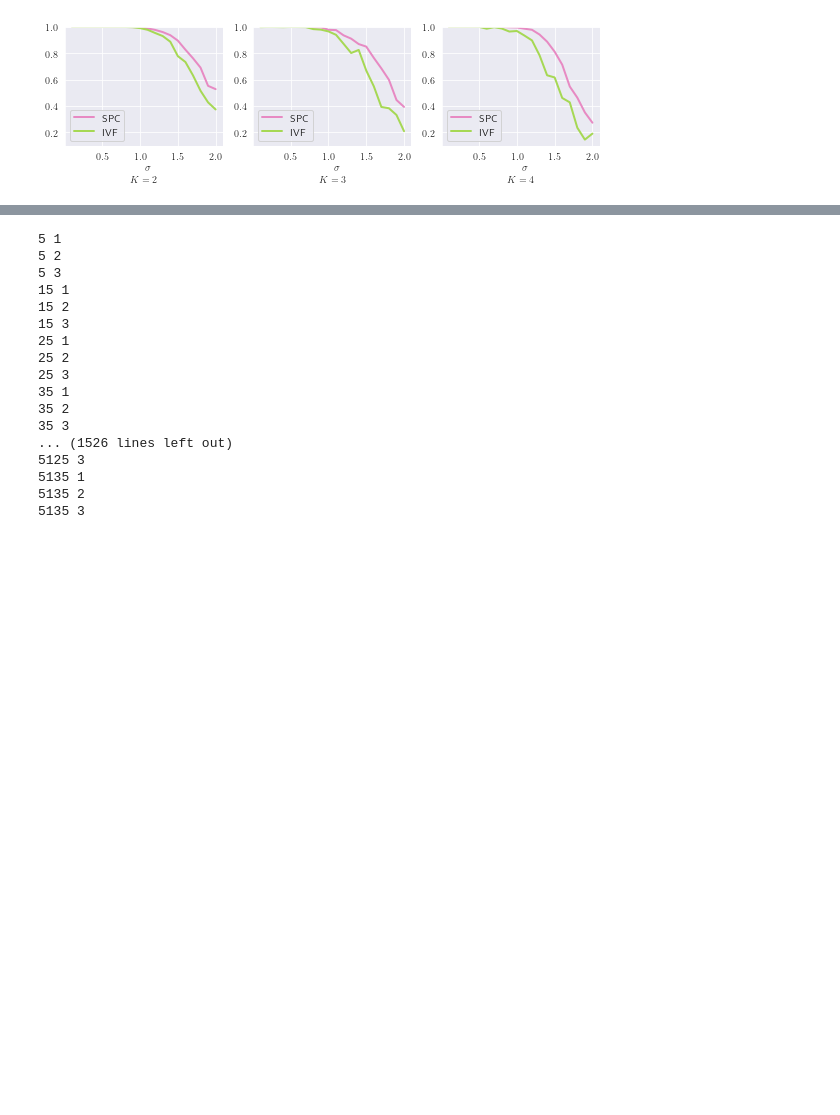
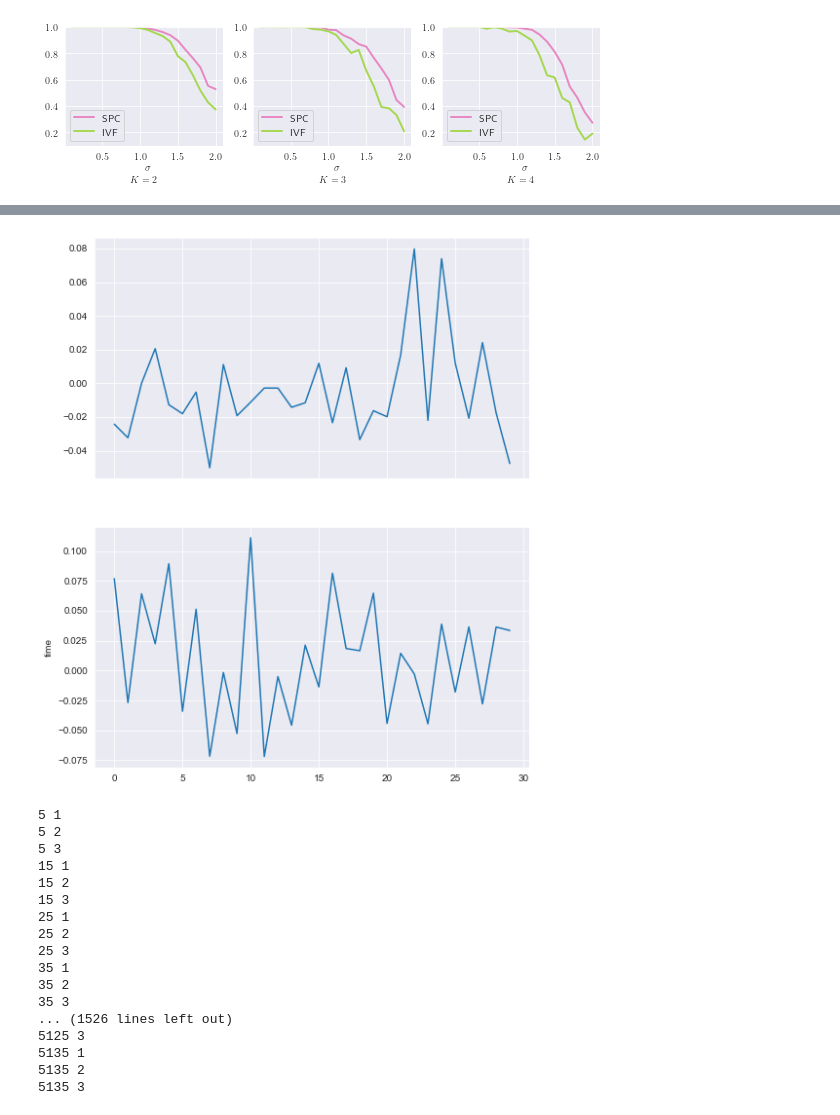
Before and after one commit to danni-shi/MRA_LeadLag, a Jupyter notebook: notebooks/test.ipynb, the cells around one changed output, grey strips where cells are left out. Cells and saved outputs as stored; diff of their text form; code cells hidden in the pictures; blank space fills up the shorter version.

Commit message:
added plotting script for data generation

```diff
--- a/notebooks/test.ipynb
+++ b/notebooks/test.ipynb
@@ -189,3 +186,19 @@ array([[100.        , 100.        , 100.        , 100.        ,
+# %%
+df_pvCLCL = pd.read_csv('../data/pvCLCL_clean_winsorized.csv', index_col=0)
+# %%
+ind1, ind2 = 11, 22
+signal_length = 30
+start = 5
+signal1 = df_pvCLCL.iloc[ind1,start:start + signal_length]
+signal2 = df_pvCLCL.iloc[ind2,start:start + signal_length]
+# %%
+fig, axes = plt.subplots(2, 1, figsize=(8,10), squeeze=False,sharex=True)
+axes[0,0].plot(np.arange(signal_length), signal1)
+axes[1,0].plot(np.arange(signal_length), signal2)
+axes[1,0].set_ylabel('time')
+plt.savefig('../plots/signals/signal_generation/original')
+# %% [output]
+[figure, added]
 # %%
 path = '/Users/caribbeanbluetin/Desktop/Research/MRA_LeadLag/results/real/2023-07-04-01h04min_clustering_full/lag_matrices_pairwise'
 start = 5
```
Also changed, not shown: parts of 5 cells of this notebook, 9 other files.
